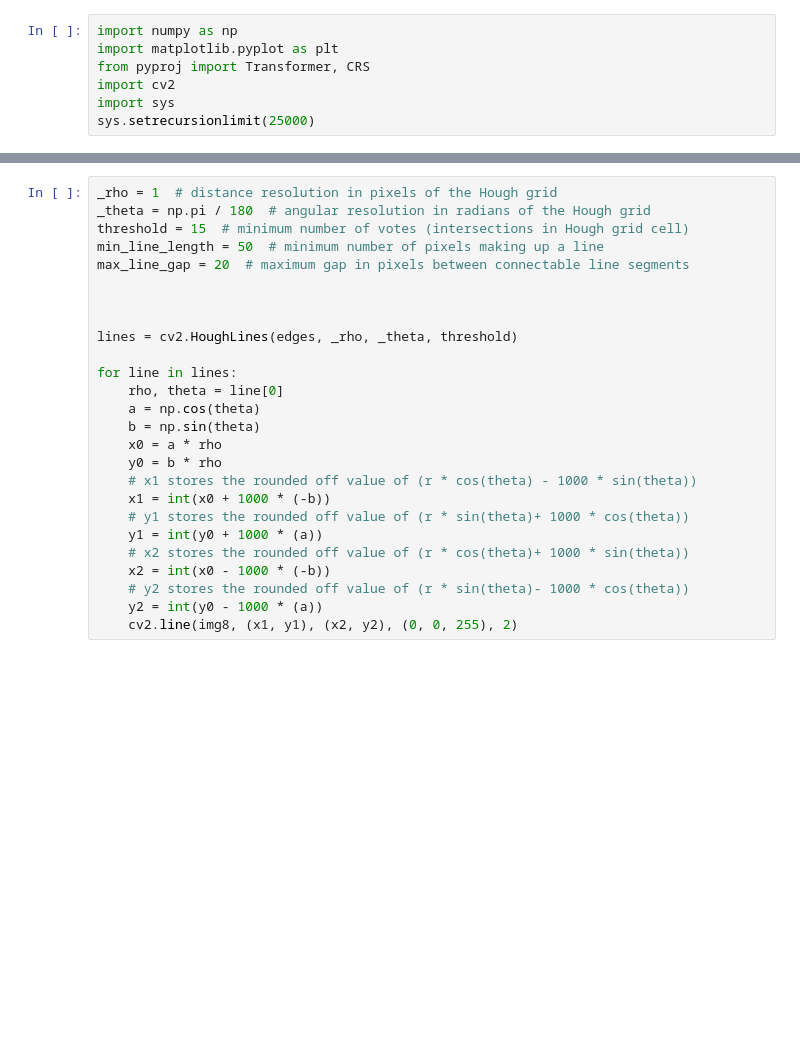
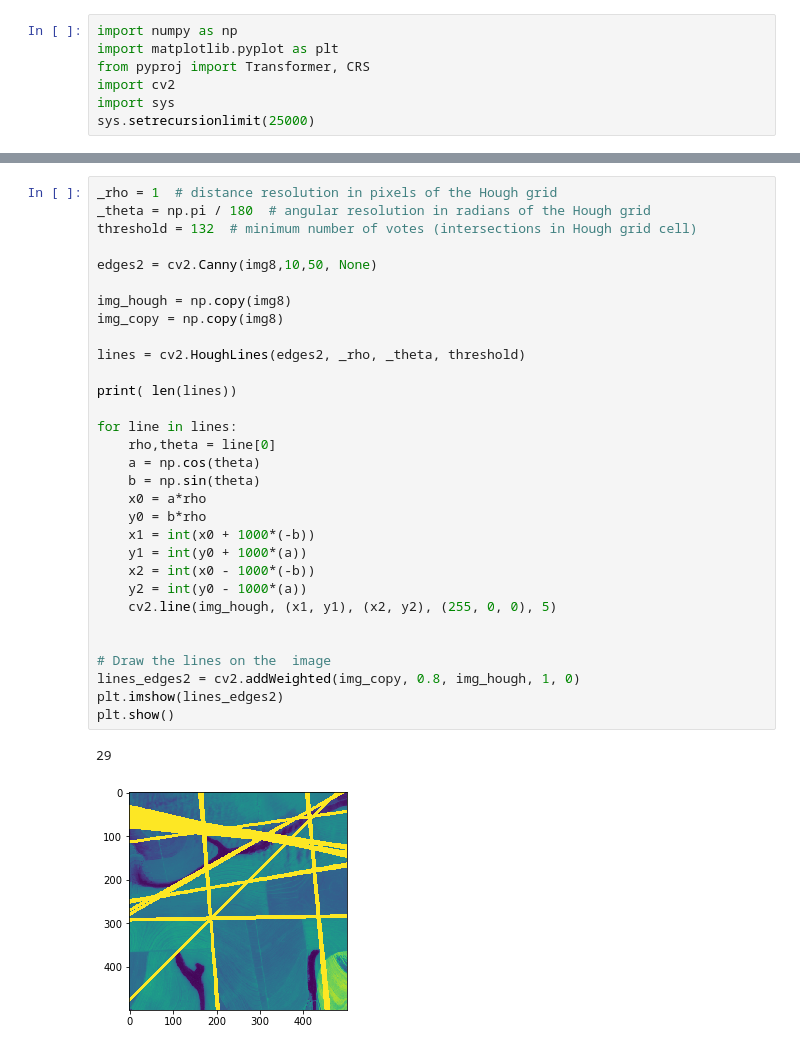
Before and after one commit to renatobanzai/banzai_image_segmentation, a Jupyter notebook: finding_polygon.ipynb, the cells around one changed output, grey strips where cells are left out. Drawn from its saved outputs; the diff is of its cells as text; blank space fills up the shorter version.

Commit message:
test with houghp2

```diff
--- a/finding_polygon.ipynb
+++ b/finding_polygon.ipynb
@@ -42,26 +48,34 @@ plt.show()
 # %%
 _rho = 1  # distance resolution in pixels of the Hough grid
 _theta = np.pi / 180  # angular resolution in radians of the Hough grid
-threshold = 15  # minimum number of votes (intersections in Hough grid cell)
-min_line_length = 50  # minimum number of pixels making up a line
-max_line_gap = 20  # maximum gap in pixels between connectable line segments
+threshold = 132  # minimum number of votes (intersections in Hough grid cell)
+
+edges2 = cv2.Canny(img8,10,50, None)
+
+img_hough = np.copy(img8)
+img_copy = np.copy(img8)
+
+lines = cv2.HoughLines(edges2, _rho, _theta, threshold)
+
+print( len(lines))
+
+for line in lines:
+    rho,theta = line[0]
+    a = np.cos(theta)
+    b = np.sin(theta)
+    x0 = a*rho
+    y0 = b*rho
+    x1 = int(x0 + 1000*(-b))
+    y1 = int(y0 + 1000*(a))
+    x2 = int(x0 - 1000*(-b))
+    y2 = int(y0 - 1000*(a))
+    cv2.line(img_hough, (x1, y1), (x2, y2), (255, 0, 0), 5)
 
 
-
-lines = cv2.HoughLines(edges, _rho, _theta, threshold)
-
-for line in lines:
-    rho, theta = line[0]
-    a = np.cos(theta)
-    b = np.sin(theta)
-    x0 = a * rho
-    y0 = b * rho
-    # x1 stores the rounded off value of (r * cos(theta) - 1000 * sin(theta))
-    x1 = int(x0 + 1000 * (-b))
-    # y1 stores the rounded off value of (r * sin(theta)+ 1000 * cos(theta))
-    y1 = int(y0 + 1000 * (a))
-    # x2 stores the rounded off value of (r * cos(theta)+ 1000 * sin(theta))
-    x2 = int(x0 - 1000 * (-b))
-    # y2 stores the rounded off value of (r * sin(theta)- 1000 * cos(theta))
-    y2 = int(y0 - 1000 * (a))
-    cv2.line(img8, (x1, y1), (x2, y2), (0, 0, 255), 2)
+# Draw the lines on the  image
+lines_edges2 = cv2.addWeighted(img_copy, 0.8, img_hough, 1, 0)
+plt.imshow(lines_edges2)
+plt.show()
+# %% [output]
+29
+[figure, added]
```
Also changed, not shown: parts of 3 cells of this notebook.
